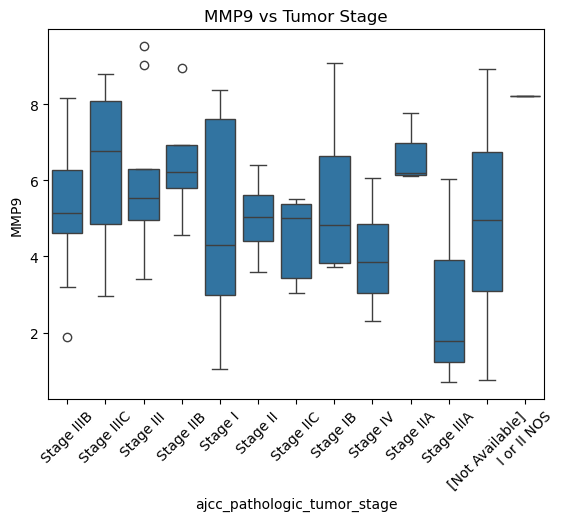
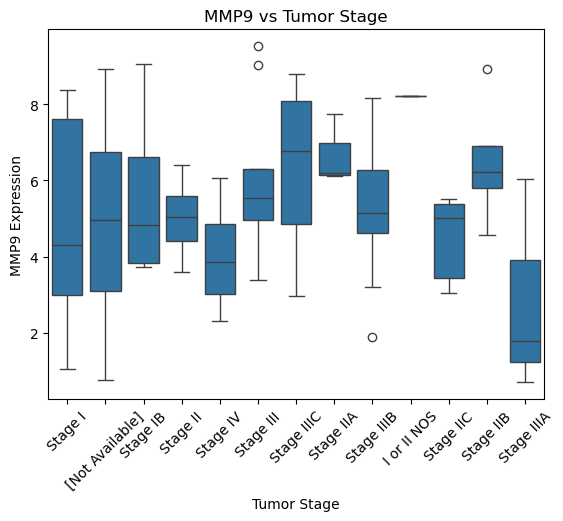
Code edit (unified diff) that turned the first committed figure into the second:
--- before
+++ after
@@ -6,4 +6,6 @@
             y='MMP9')
 plt.title("MMP9 vs Tumor Stage")
+plt.xlabel("Tumor Stage")
+plt.ylabel("MMP9 Expression")
 plt.xticks(rotation=45)
 plt.show()

Commit: Detailing plots